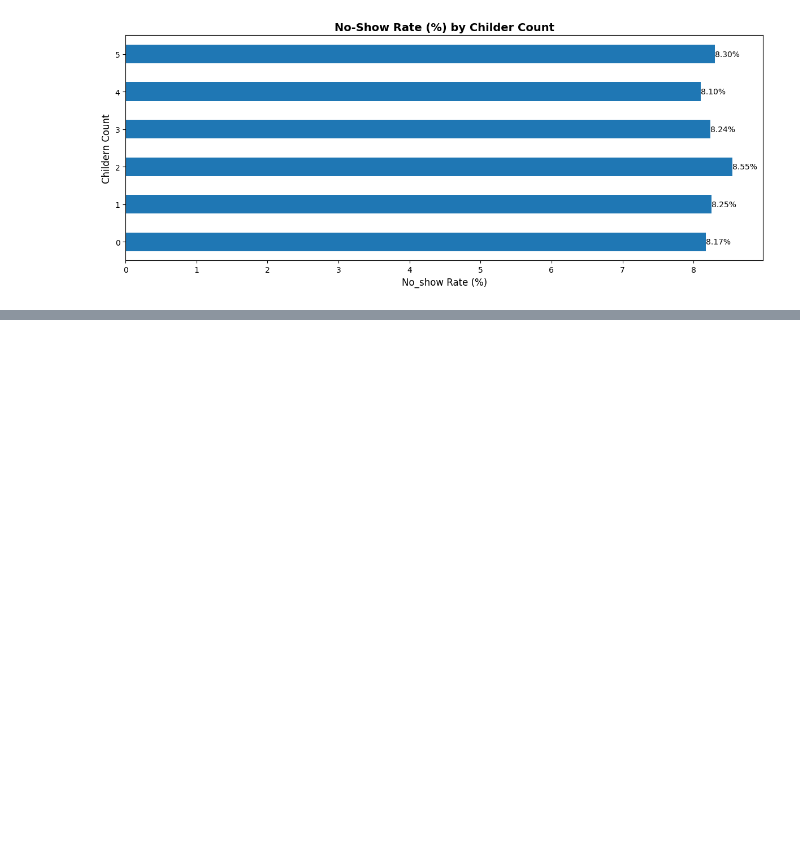
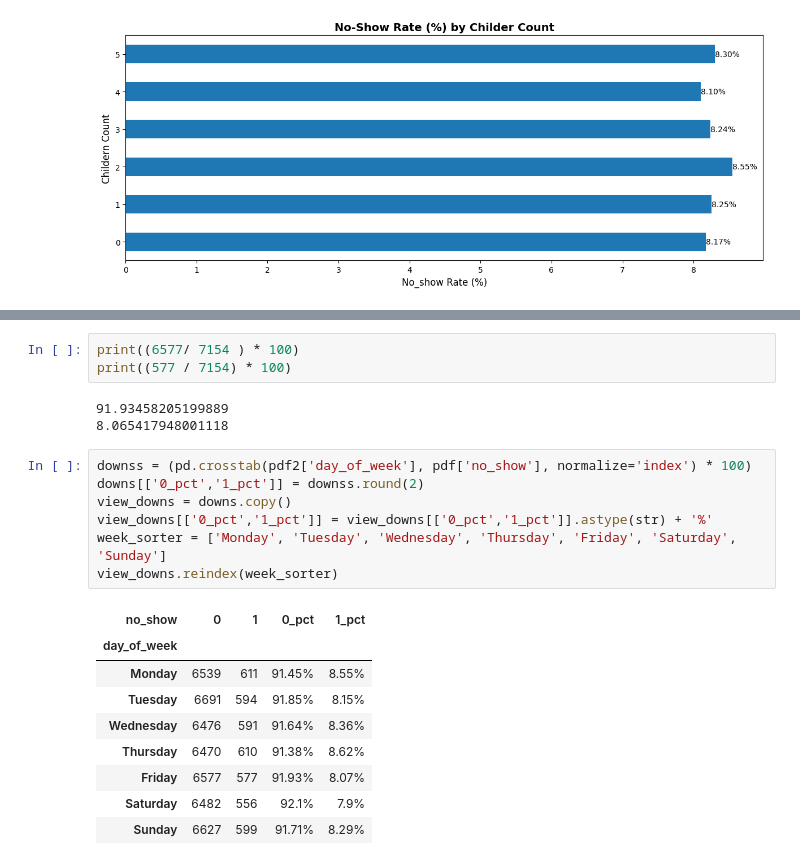
Before and after one commit to akashcstech/Health_Care_No_Show_Data_Analysis, a Jupyter notebook: Data_clean.ipynb, the cells around one changed output, grey strips where cells are left out. Drawn from its saved outputs; the diff is of its cells as text; blank space fills up the shorter version.

```diff
--- a/Data_clean.ipynb
+++ b/Data_clean.ipynb
@@ -1213,0 +1245,23 @@ plt.show()
+# %%
+print((6577/ 7154 ) * 100)
+print((577 / 7154) * 100)
+# %% [output]
+91.93458205199889
+8.065417948001118
+# %%
+downss = (pd.crosstab(pdf2['day_of_week'], pdf['no_show'], normalize='index') * 100)
+downs[['0_pct','1_pct']] = downss.round(2)
+view_downs = downs.copy()
+view_downs[['0_pct','1_pct']] = view_downs[['0_pct','1_pct']].astype(str) + '%'
+week_sorter = ['Monday', 'Tuesday', 'Wednesday', 'Thursday', 'Friday', 'Saturday', 'Sunday']
+view_downs.reindex(week_sorter)
+# %% [output]
+| no_show | 0 | 1 | 0_pct | 1_pct |
+| day_of_week |  |  |  |  |
+| Monday | 6539 | 611 | 91.45% | 8.55% |
+| Tuesday | 6691 | 594 | 91.85% | 8.15% |
+| Wednesday | 6476 | 591 | 91.64% | 8.36% |
+| Thursday | 6470 | 610 | 91.38% | 8.62% |
+| Friday | 6577 | 577 | 91.93% | 8.07% |
+| Saturday | 6482 | 556 | 92.1% | 7.9% |
+| Sunday | 6627 | 599 | 91.71% | 8.29% |
```
Also changed, not shown: parts of 6 cells of this notebook, 1 other file.
